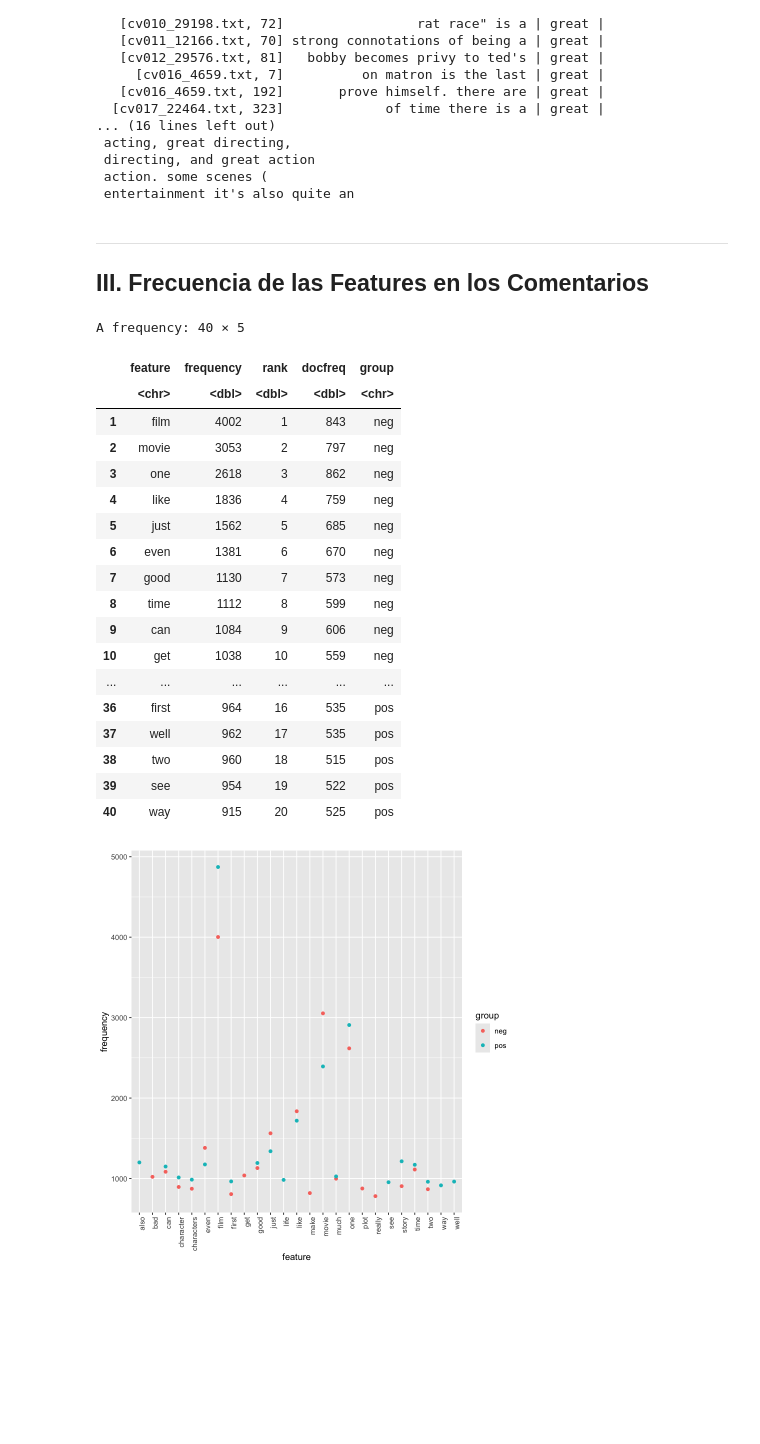
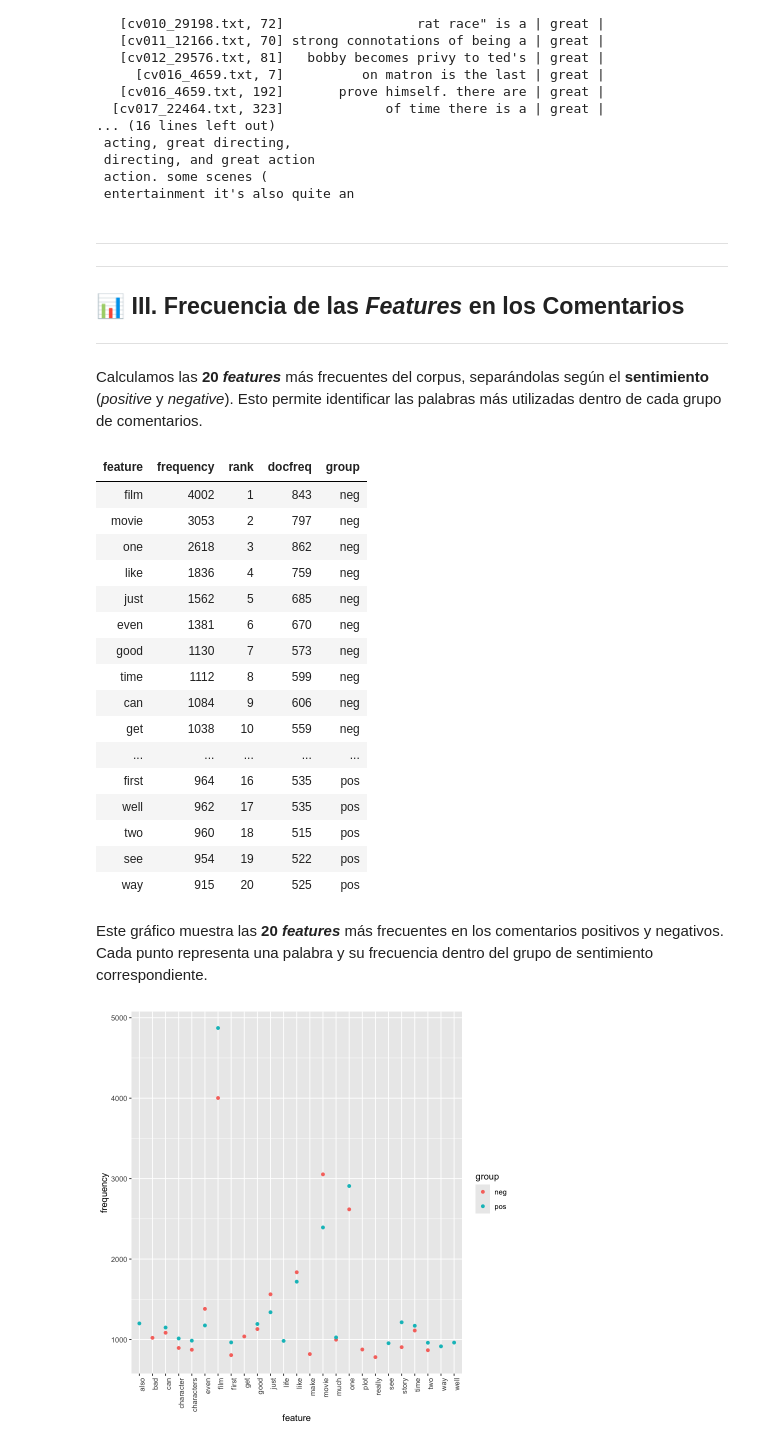
Before and after one commit to fdiaz1968/NLP, a Jupyter notebook: docs/clases/Unidad_4a_Keyness_Dispersion_Quanteda.ipynb, the cells around one changed output. Cells and saved outputs as stored; diff of their text form; code cells hidden in the pictures; blank space fills up the shorter version.

```diff
--- a/docs/clases/Unidad_4a_Keyness_Dispersion_Quanteda.ipynb
+++ b/docs/clases/Unidad_4a_Keyness_Dispersion_Quanteda.ipynb
@@ -880,34 +881,36 @@ Keyword-in-context with 15 matches.
  entertainment it's also quite an
 # %% [markdown]
 ---
-
-
-## III. Frecuencia de las Features en los Comentarios
+---
+## 📊 III. Frecuencia de las *Features* en los Comentarios
+---
+# %% [markdown]
+Calculamos las **20 *features*** más frecuentes del corpus, separándolas según el **sentimiento** (*positive* y *negative*). Esto permite identificar las palabras más utilizadas dentro de cada grupo de comentarios.
 # %%
 features_dfm_movie <- textstat_frequency(movie_dfm, n = 20, groups = sentiment)
-head(features_dfm_movie, n=40)
+features_dfm_movie |> show_table()
 # %% [output]
-A frequency: 40 × 5
-|  | feature | frequency | rank | docfreq | group |
-|  | <chr> | <dbl> | <dbl> | <dbl> | <chr> |
-| 1 | film | 4002 | 1 | 843 | neg |
-| 2 | movie | 3053 | 2 | 797 | neg |
-| 3 | one | 2618 | 3 | 862 | neg |
-| 4 | like | 1836 | 4 | 759 | neg |
-| 5 | just | 1562 | 5 | 685 | neg |
-| 6 | even | 1381 | 6 | 670 | neg |
-| 7 | good | 1130 | 7 | 573 | neg |
-| 8 | time | 1112 | 8 | 599 | neg |
-| 9 | can | 1084 | 9 | 606 | neg |
-| 10 | get | 1038 | 10 | 559 | neg |
-| ... | ... | ... | ... | ... | ... |
-| 36 | first | 964 | 16 | 535 | pos |
-| 37 | well | 962 | 17 | 535 | pos |
-| 38 | two | 960 | 18 | 515 | pos |
-| 39 | see | 954 | 19 | 522 | pos |
-| 40 | way | 915 | 20 | 525 | pos |
+| feature | frequency | rank | docfreq | group |
+| film | 4002 | 1 | 843 | neg |
+| movie | 3053 | 2 | 797 | neg |
+| one | 2618 | 3 | 862 | neg |
+| like | 1836 | 4 | 759 | neg |
+| just | 1562 | 5 | 685 | neg |
+| even | 1381 | 6 | 670 | neg |
+| good | 1130 | 7 | 573 | neg |
+| time | 1112 | 8 | 599 | neg |
+| can | 1084 | 9 | 606 | neg |
+| get | 1038 | 10 | 559 | neg |
+| ... | ... | ... | ... | ... |
+| first | 964 | 16 | 535 | pos |
+| well | 962 | 17 | 535 | pos |
+| two | 960 | 18 | 515 | pos |
+| see | 954 | 19 | 522 | pos |
+| way | 915 | 20 | 525 | pos |
 # %%
 suppressWarnings(suppressPackageStartupMessages(library(ggplot2)))
+# %% [markdown]
+Este gráfico muestra las **20 *features*** más frecuentes en los comentarios positivos y negativos. Cada punto representa una palabra y su frecuencia dentro del grupo de sentimiento correspondiente.
 # %%
 ggplot(features_dfm_movie, aes(x = feature, y = frequency, colour = group)) +
   geom_point() +
```
Also changed, not shown: parts of 9 cells of this notebook.
